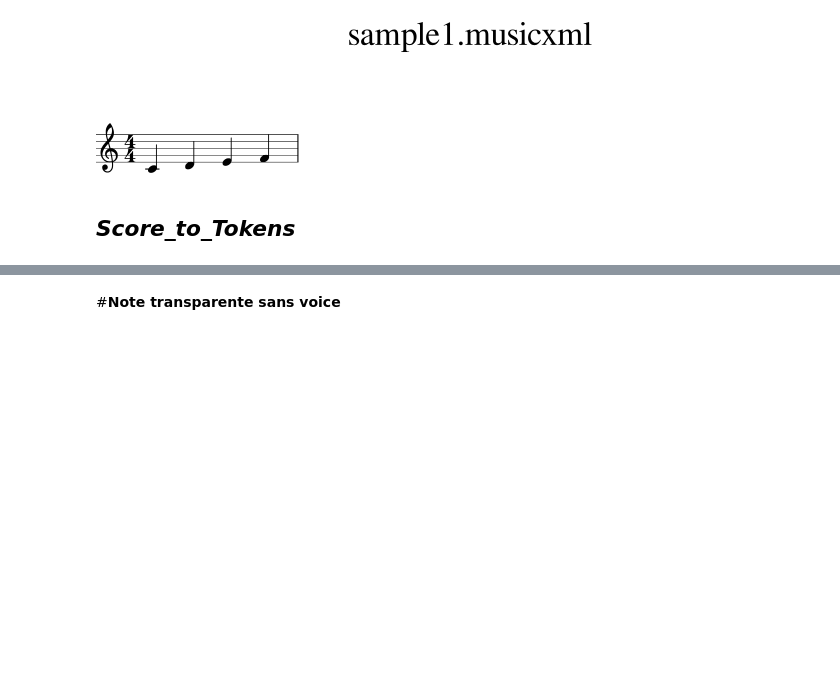
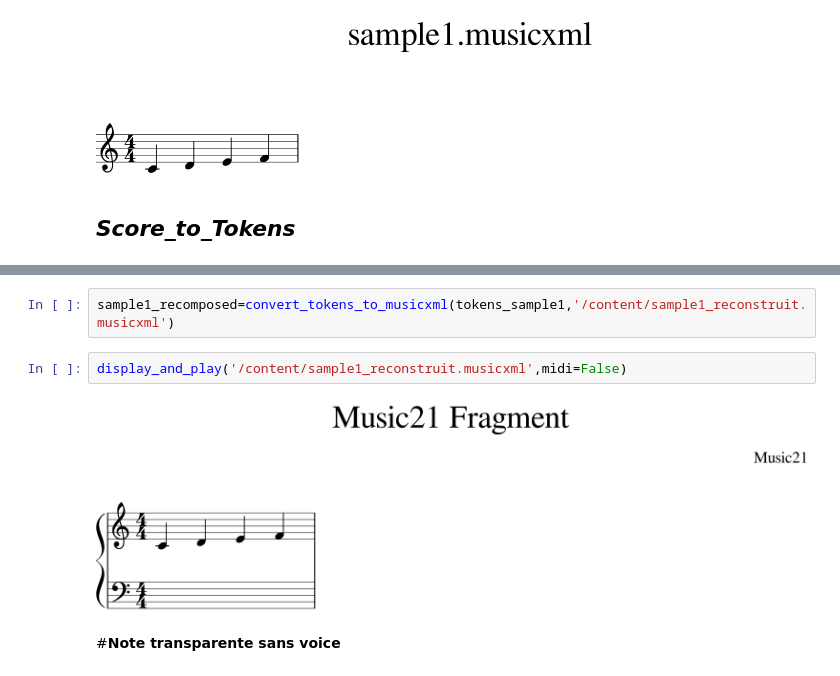
Before and after one commit to gomar0801/BachGen, a Jupyter notebook: notebooks/Test sur le github BachGen.ipynb, the cells around one changed output, grey strips where cells are left out. Cells and saved outputs as stored; diff of their text form; blank space fills up the shorter version.

```diff
--- a/notebooks/Test sur le github BachGen.ipynb
+++ b/notebooks/Test sur le github BachGen.ipynb
@@ -47,3 +80,9 @@ print(tokens_sample1)
+# %%
+sample1_recomposed=convert_tokens_to_musicxml(tokens_sample1,'/content/sample1_reconstruit.musicxml')
+# %%
+display_and_play('/content/sample1_reconstruit.musicxml',midi=False)
+# %% [output]
+[figure, added]
 # %% [markdown]
 #**Note transparente sans voice**
 # %%
```
Also changed, not shown: parts of 23 cells of this notebook.
